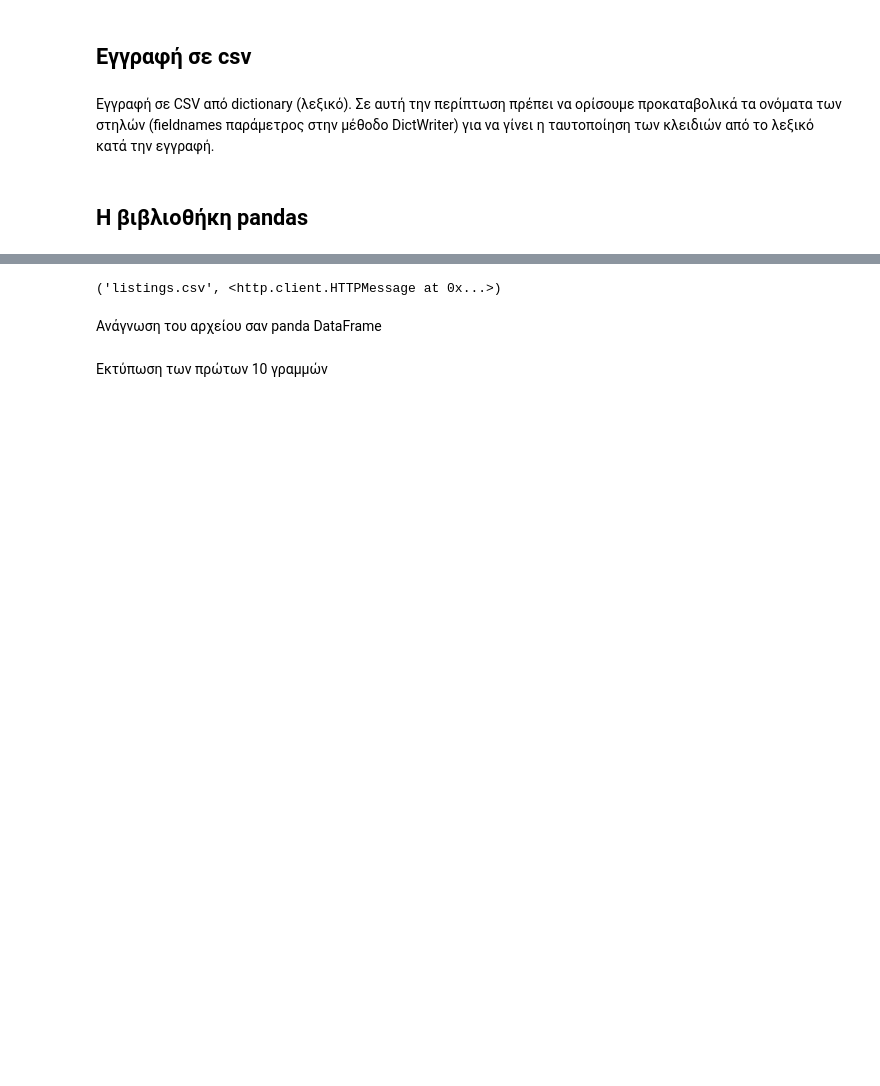
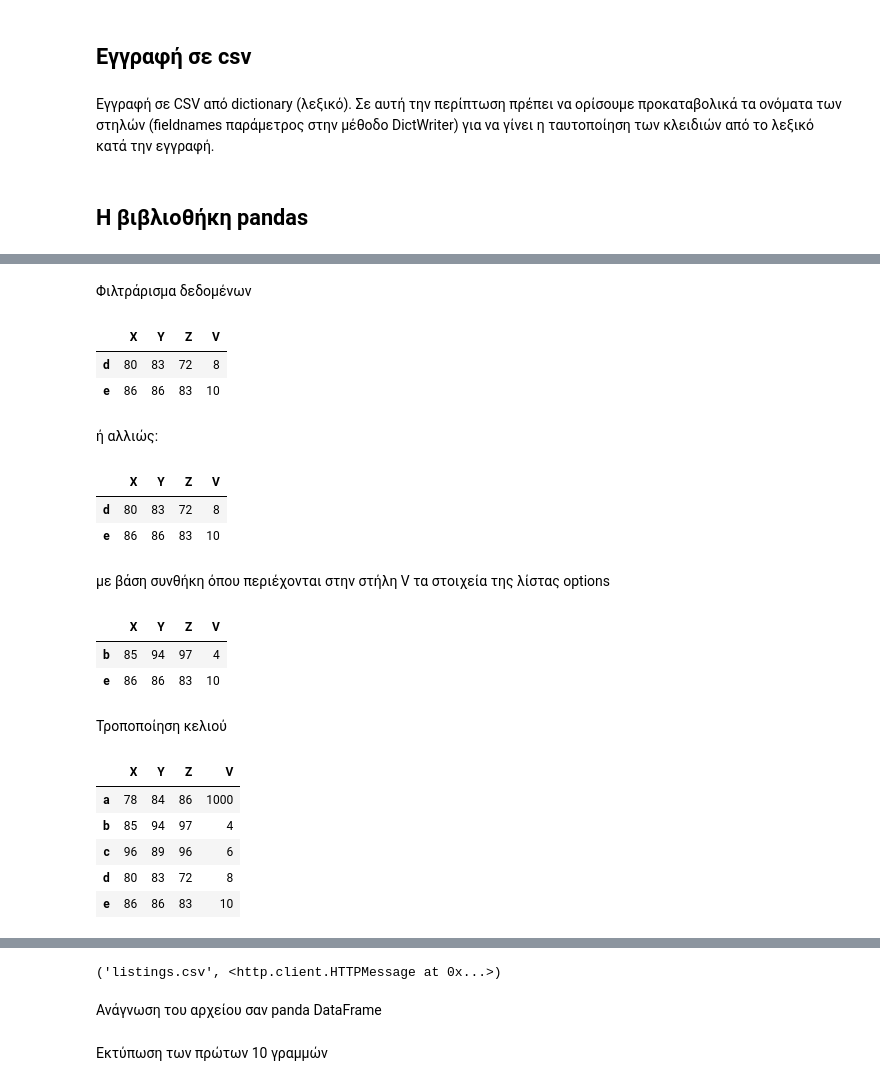
Before and after one commit to kokkytos/programming, a Jupyter notebook: _build/jupyter_execute/notebooks/Lesson_8.ipynb, the cells around one changed output, grey strips where cells are left out. Saved outputs shown, nothing was run; the diff lists cells and outputs as text; code cells hidden in the pictures; blank space fills up the shorter version.

```diff
--- a/_build/jupyter_execute/notebooks/Lesson_8.ipynb
+++ b/_build/jupyter_execute/notebooks/Lesson_8.ipynb
@@ -185,0 +220,41 @@ with open('employee_file2.csv', mode='w') as csv_file:
+# %% [markdown]
+Φιλτράρισμα δεδομένων
+# %%
+df_2 =  df.loc[df['V'] >= 8]
+df_2
+# %% [output]
+|  | X | Y | Z | V |
+| d | 80 | 83 | 72 | 8 |
+| e | 86 | 86 | 83 | 10 |
+# %% [markdown]
+ή αλλιώς:
+# %%
+df_2 =  df[df['V'] >= 8]
+df_2
+# %% [output]
+|  | X | Y | Z | V |
+| d | 80 | 83 | 72 | 8 |
+| e | 86 | 86 | 83 | 10 |
+# %% [markdown]
+με βάση συνθήκη όπου περιέχονται στην στήλη V τα στοιχεία της λίστας options
+# %%
+
+options=[4,10]
+rslt_df = df[df['V'].isin(options)]
+rslt_df
+# %% [output]
+|  | X | Y | Z | V |
+| b | 85 | 94 | 97 | 4 |
+| e | 86 | 86 | 83 | 10 |
+# %% [markdown]
+Τροποποίηση κελιού
+# %%
+df.at['a', 'V'] = 1000
+df
+# %% [output]
+|  | X | Y | Z | V |
+| a | 78 | 84 | 86 | 1000 |
+| b | 85 | 94 | 97 | 4 |
+| c | 96 | 89 | 96 | 6 |
+| d | 80 | 83 | 72 | 8 |
+| e | 86 | 86 | 83 | 10 |
```
Also changed, not shown: parts of 19 cells of this notebook, 25 other files.
